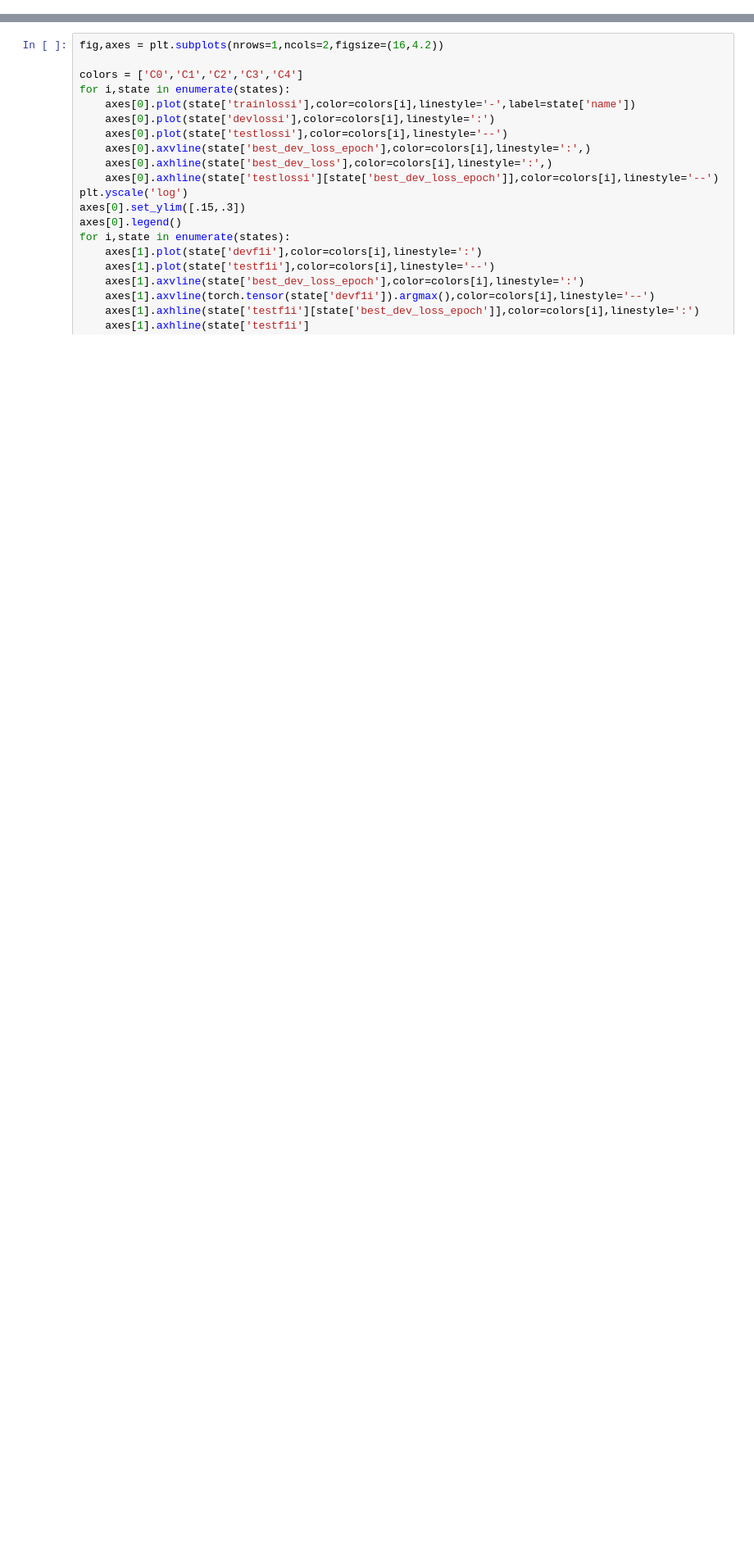
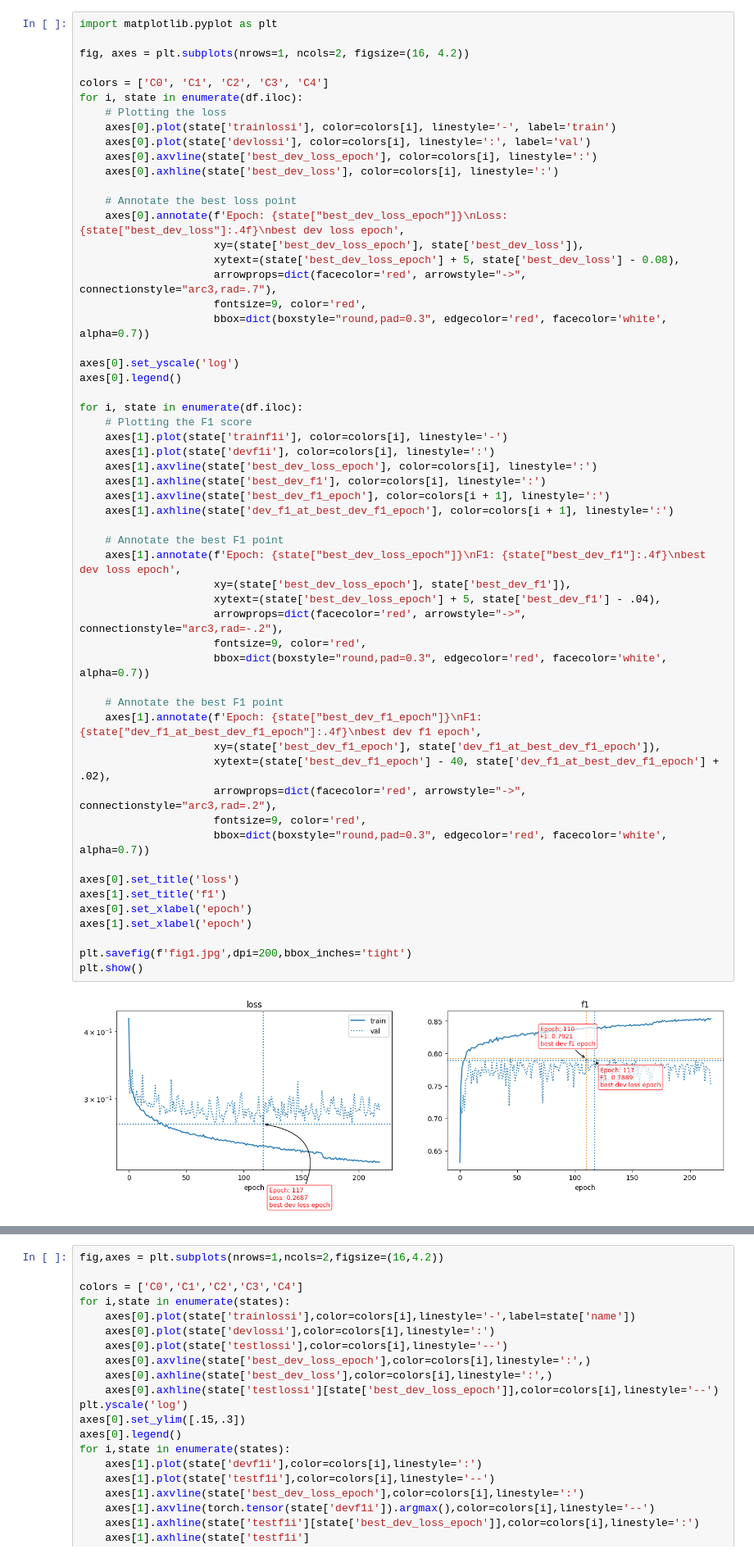
Before and after one commit to smithandrewk/sleep_ml, a Jupyter notebook: eval_resnet_search.ipynb, the cells around one changed output, grey strips where cells are left out. Shown at 82% size. Cells and saved outputs as stored; diff of their text form; blank space fills up the shorter version.

```diff
--- a/eval_resnet_search.ipynb
+++ b/eval_resnet_search.ipynb
@@ -47,0 +48,58 @@ sns.barplot(data=df,x='fold',y='best_dev_loss',hue='widthi')
+# %%
+import matplotlib.pyplot as plt
+
+fig, axes = plt.subplots(nrows=1, ncols=2, figsize=(16, 4.2))
+
+colors = ['C0', 'C1', 'C2', 'C3', 'C4']
+for i, state in enumerate(df.iloc):
+    # Plotting the loss
+    axes[0].plot(state['trainlossi'], color=colors[i], linestyle='-', label='train')
+    axes[0].plot(state['devlossi'], color=colors[i], linestyle=':', label='val')
+    axes[0].axvline(state['best_dev_loss_epoch'], color=colors[i], linestyle=':')
+    axes[0].axhline(state['best_dev_loss'], color=colors[i], linestyle=':')
+
+    # Annotate the best loss point
+    axes[0].annotate(f'Epoch: {state["best_dev_loss_epoch"]}\nLoss: {state["best_dev_loss"]:.4f}\nbest dev loss epoch',
+                     xy=(state['best_dev_loss_epoch'], state['best_dev_loss']),
+                     xytext=(state['best_dev_loss_epoch'] + 5, state['best_dev_loss'] - 0.08),
+                     arrowprops=dict(facecolor='red', arrowstyle="->", connectionstyle="arc3,rad=.7"),
+                     fontsize=9, color='red',
+                     bbox=dict(boxstyle="round,pad=0.3", edgecolor='red', facecolor='white', alpha=0.7))
+
+axes[0].set_yscale('log')
+axes[0].legend()
+
+for i, state in enumerate(df.iloc):
+    # Plotting the F1 score
+    axes[1].plot(state['trainf1i'], color=colors[i], linestyle='-')
+    axes[1].plot(state['devf1i'], color=colors[i], linestyle=':')
+    axes[1].axvline(state['best_dev_loss_epoch'], color=colors[i], linestyle=':')
+    axes[1].axhline(state['best_dev_f1'], color=colors[i], linestyle=':')
+    axes[1].axvline(state['best_dev_f1_epoch'], color=colors[i + 1], linestyle=':')
+    axes[1].axhline(state['dev_f1_at_best_dev_f1_epoch'], color=colors[i + 1], linestyle=':')
+
+    # Annotate the best F1 point
+    axes[1].annotate(f'Epoch: {state["best_dev_loss_epoch"]}\nF1: {state["best_dev_f1"]:.4f}\nbest dev loss epoch',
+                     xy=(state['best_dev_loss_epoch'], state['best_dev_f1']),
+                     xytext=(state['best_dev_loss_epoch'] + 5, state['best_dev_f1'] - .04),
+                     arrowprops=dict(facecolor='red', arrowstyle="->", connectionstyle="arc3,rad=-.2"),
+                     fontsize=9, color='red',
+                     bbox=dict(boxstyle="round,pad=0.3", edgecolor='red', facecolor='white', alpha=0.7))
+
+    # Annotate the best F1 point
+    axes[1].annotate(f'Epoch: {state["best_dev_f1_epoch"]}\nF1: {state["dev_f1_at_best_dev_f1_epoch"]:.4f}\nbest dev f1 epoch',
+                     xy=(state['best_dev_f1_epoch'], state['dev_f1_at_best_dev_f1_epoch']),
+                     xytext=(state['best_dev_f1_epoch'] - 40, state['dev_f1_at_best_dev_f1_epoch'] + .02),
+                     arrowprops=dict(facecolor='red', arrowstyle="->", connectionstyle="arc3,rad=.2"),
+                     fontsize=9, color='red',
+                     bbox=dict(boxstyle="round,pad=0.3", edgecolor='red', facecolor='white', alpha=0.7))
+
+axes[0].set_title('loss')
+axes[1].set_title('f1')
+axes[0].set_xlabel('epoch')
+axes[1].set_xlabel('epoch')
+
+plt.savefig(f'fig1.jpg',dpi=200,bbox_inches='tight')
+plt.show()
+# %% [output]
+[figure, added]
```
Also changed, not shown: parts of 12 cells of this notebook, 3 other files.
